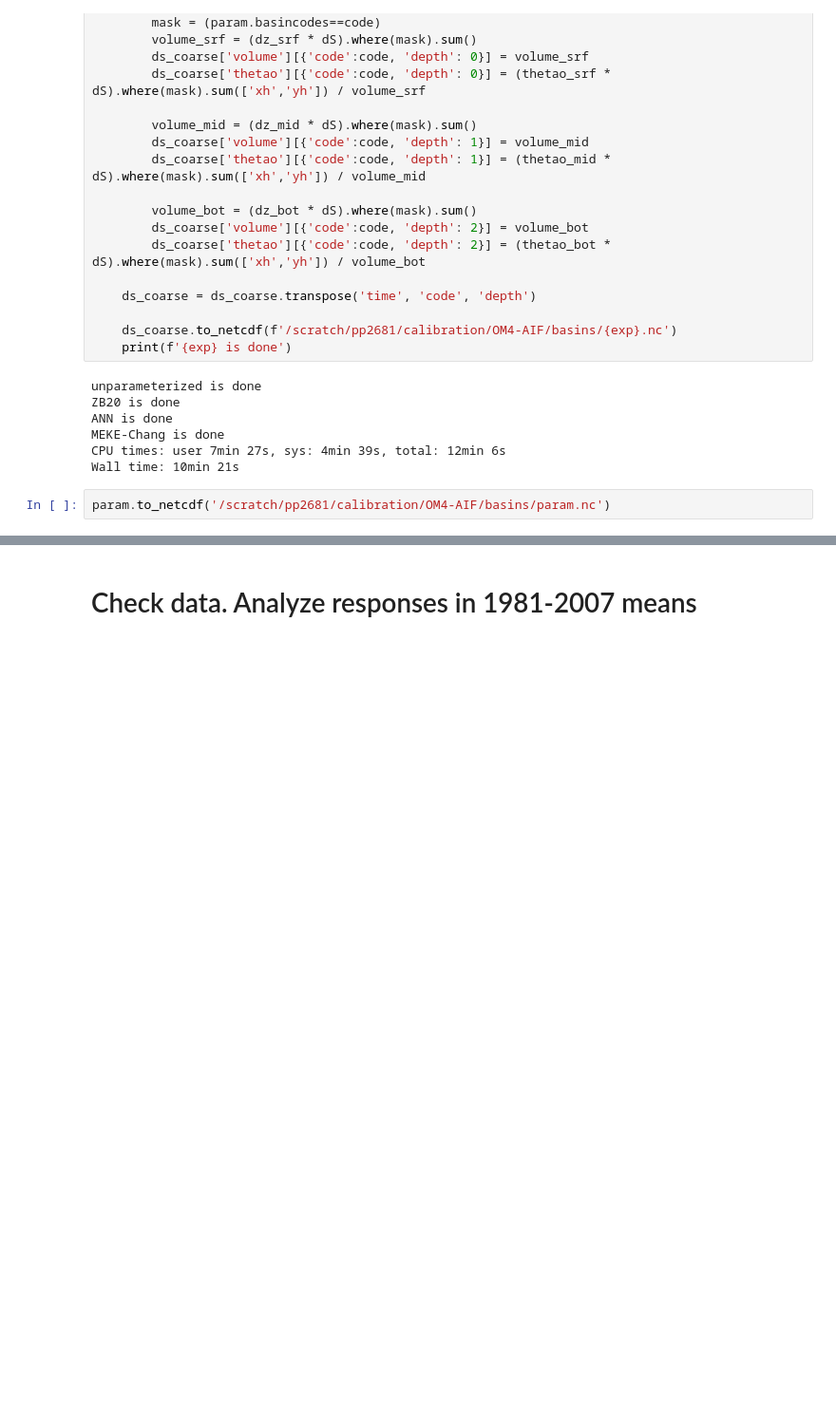
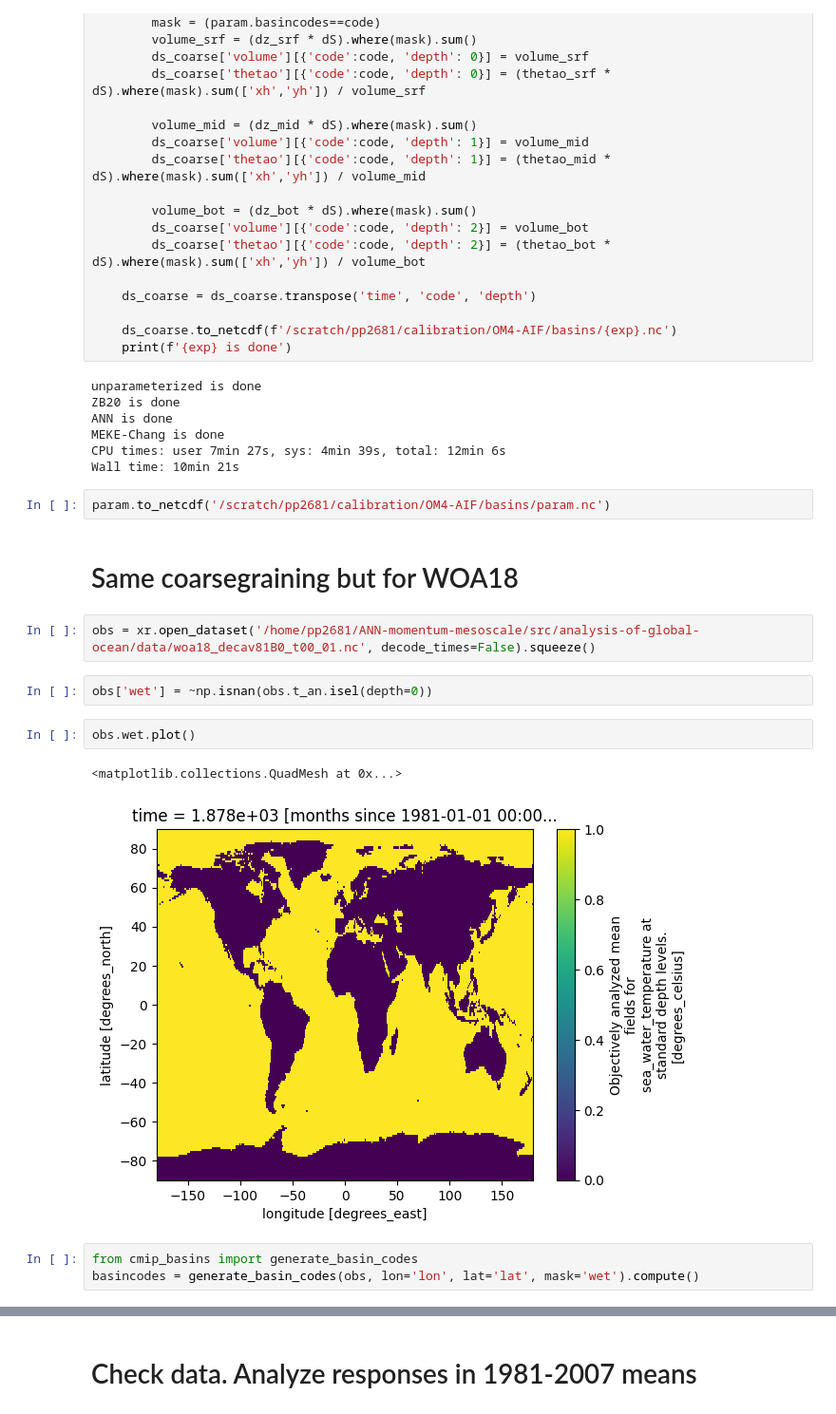
Before and after one commit to m2lines/calibration-MOM6, a Jupyter notebook: notebooks/prepare-thetao-dataset.ipynb, the cells around one changed output, grey strips where cells are left out. Shown at 95% size. Cells and saved outputs as stored; diff of their text form; blank space fills up the shorter version.

```diff
--- a/notebooks/prepare-thetao-dataset.ipynb
+++ b/notebooks/prepare-thetao-dataset.ipynb
@@ -511,3 +525,17 @@ CPU times: user 7min 27s, sys: 4min 39s, total: 12min 6s
 Wall time: 10min 21s
 # %%
 param.to_netcdf('/scratch/pp2681/calibration/OM4-AIF/basins/param.nc')
+# %% [markdown]
+# Same coarsegraining but for WOA18
+# %%
+obs = xr.open_dataset('/home/pp2681/ANN-momentum-mesoscale/src/analysis-of-global-ocean/data/woa18_decav81B0_t00_01.nc', decode_times=False).squeeze()
+# %%
+obs['wet'] = ~np.isnan(obs.t_an.isel(depth=0))
+# %%
+obs.wet.plot()
+# %% [output]
+<matplotlib.collections.QuadMesh at 0x...>
+[figure, added]
+# %%
+from cmip_basins import generate_basin_codes
+basincodes = generate_basin_codes(obs, lon='lon', lat='lat', mask='wet').compute()
```
Also changed, not shown: parts of 28 cells of this notebook, 1 other file.
